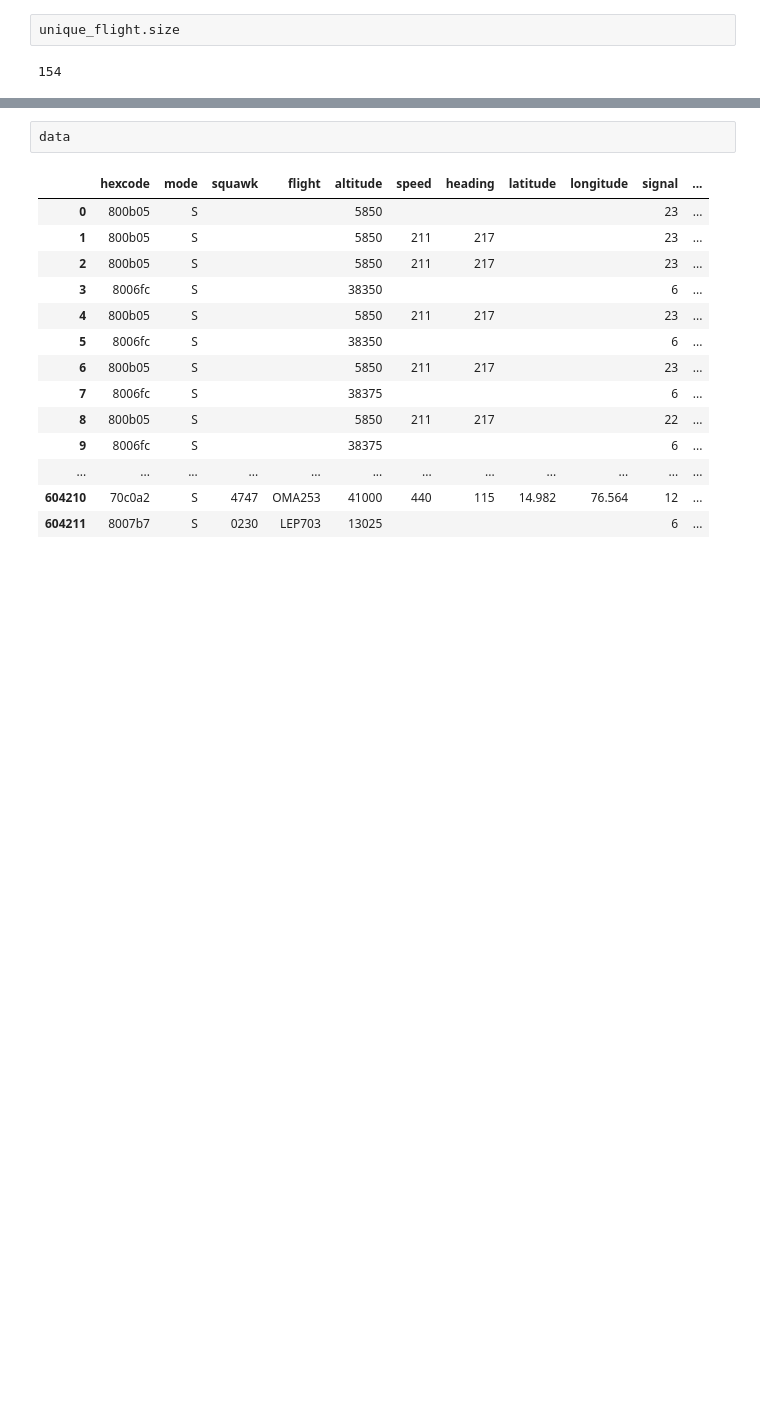
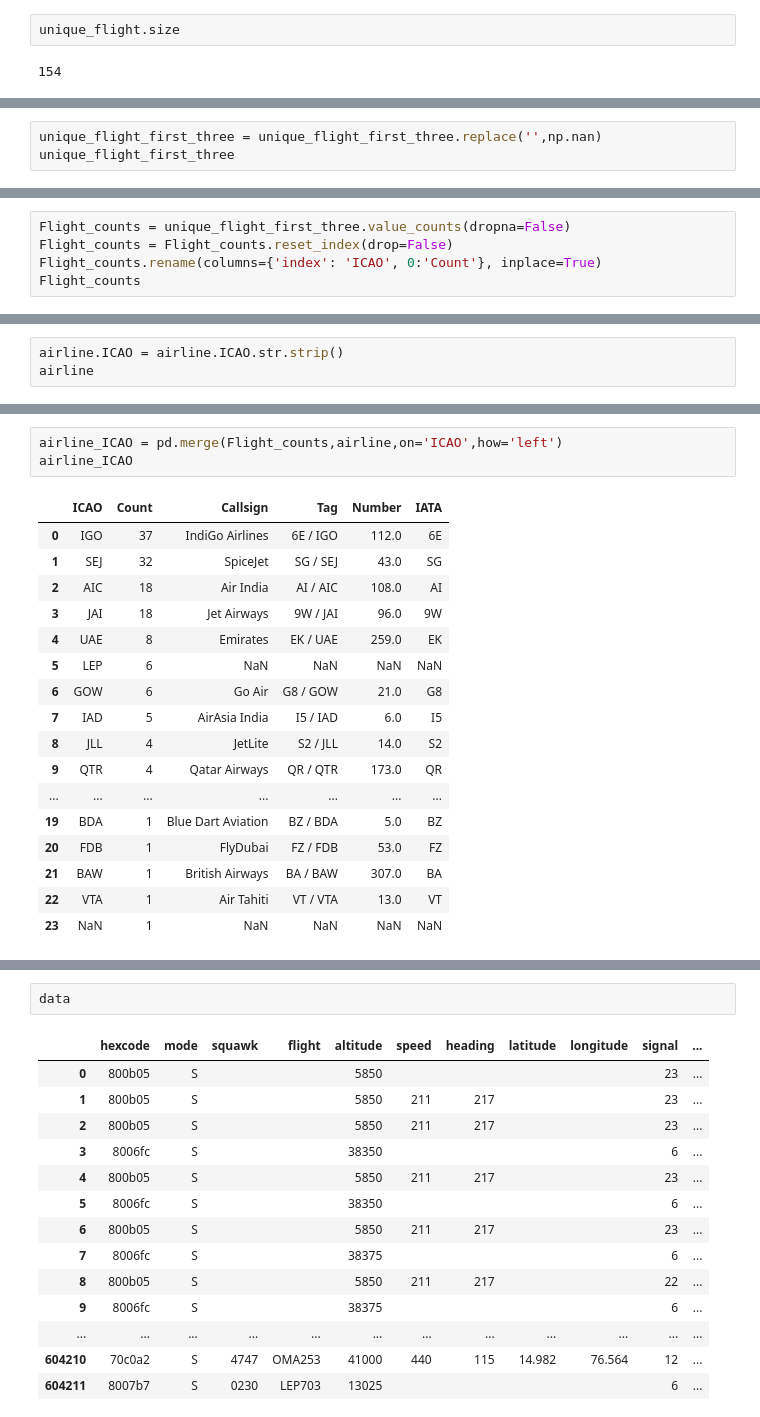
Before and after one commit to sagarsimha/ADS-B, a Jupyter notebook: planes.ipynb, the cells around one changed output, grey strips where cells are left out. Saved outputs shown, nothing was run; the diff lists cells and outputs as text; blank space fills up the shorter version.

```diff
--- a/planes.ipynb
+++ b/planes.ipynb
@@ -98,0 +231,3 @@ unique_flight.size
+# %%
+unique_flight_first_three = unique_flight_first_three.replace('',np.nan)
+unique_flight_first_three
@@ -98,0 +252,5 @@ unique_flight.size
+# %%
+Flight_counts = unique_flight_first_three.value_counts(dropna=False)
+Flight_counts = Flight_counts.reset_index(drop=False)
+Flight_counts.rename(columns={'index': 'ICAO', 0:'Count'}, inplace=True)
+Flight_counts
@@ -98,0 +346,3 @@ unique_flight.size
+# %%
+airline.ICAO = airline.ICAO.str.strip()
+airline
@@ -98,0 +368,21 @@ unique_flight.size
+# %%
+airline_ICAO = pd.merge(Flight_counts,airline,on='ICAO',how='left')
+airline_ICAO
+# %% [output]
+|  | ICAO | Count | Callsign | Tag | Number | IATA |
+| 0 | IGO | 37 | IndiGo Airlines | 6E / IGO | 112.0 | 6E |
+| 1 | SEJ | 32 | SpiceJet | SG / SEJ | 43.0 | SG |
+| 2 | AIC | 18 | Air India | AI / AIC | 108.0 | AI |
+| 3 | JAI | 18 | Jet Airways | 9W / JAI | 96.0 | 9W |
+| 4 | UAE | 8 | Emirates | EK / UAE | 259.0 | EK |
+| 5 | LEP | 6 | NaN | NaN | NaN | NaN |
+| 6 | GOW | 6 | Go Air | G8 / GOW | 21.0 | G8 |
+| 7 | IAD | 5 | AirAsia India | I5 / IAD | 6.0 | I5 |
+| 8 | JLL | 4 | JetLite | S2 / JLL | 14.0 | S2 |
+| 9 | QTR | 4 | Qatar Airways | QR / QTR | 173.0 | QR |
+| ... | ... | ... | ... | ... | ... | ... |
+| 19 | BDA | 1 | Blue Dart Aviation | BZ / BDA | 5.0 | BZ |
+| 20 | FDB | 1 | FlyDubai | FZ / FDB | 53.0 | FZ |
+| 21 | BAW | 1 | British Airways | BA / BAW | 307.0 | BA |
+| 22 | VTA | 1 | Air Tahiti | VT / VTA | 13.0 | VT |
+| 23 | NaN | 1 | NaN | NaN | NaN | NaN |
```
Also changed, not shown: parts of 22 cells of this notebook, 8 other files.
